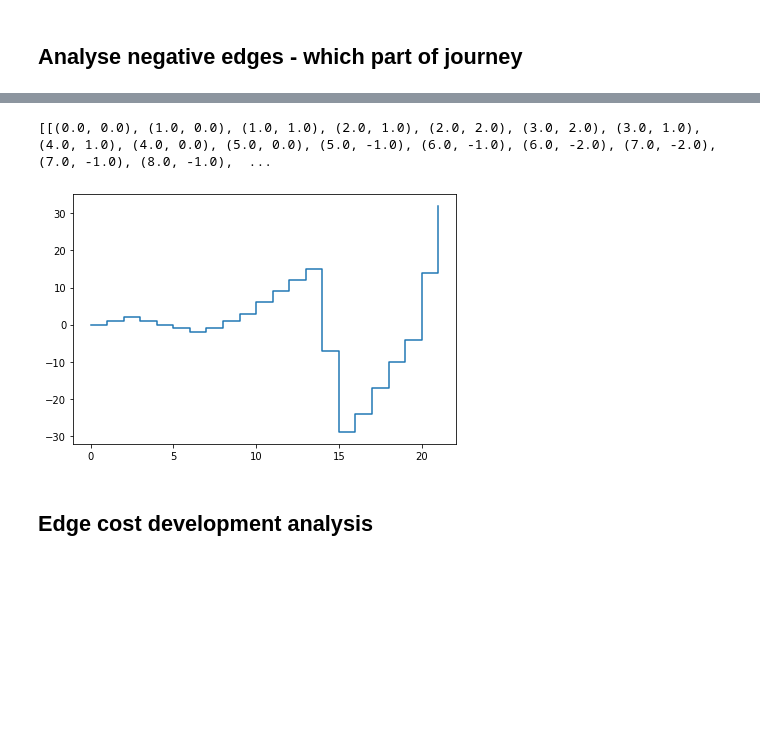
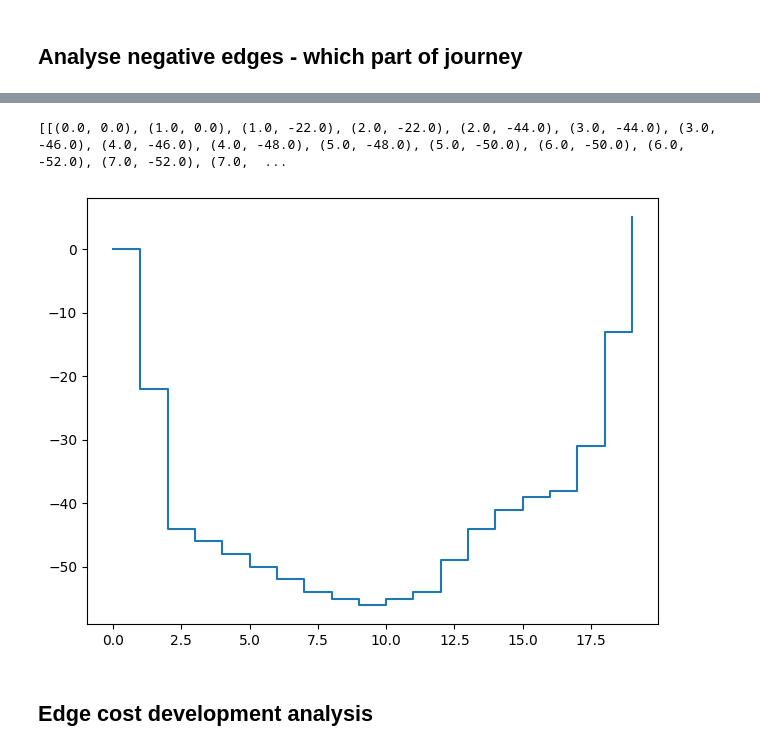
Before and after one commit to smartjourneymining/User-Journey-Games, a Jupyter notebook: case_study.ipynb, the cells around one changed output, grey strips where cells are left out. Saved outputs shown, nothing was run; the diff lists cells and outputs as text; code cells hidden in the pictures; blank space fills up the shorter version.

```diff
--- a/case_study.ipynb
+++ b/case_study.ipynb
@@ -1315,7 +1397,6 @@ def time_analysis(sliced_logs, edge_threshold_start = 3, compute_distance = True
     print("Successfully computed", successfully_computed)
     return result_dict
 
-sliced_logs = sliding_window_logs(log, start_times, WINDOW_SIZE)
 #sliced_logs = sliced_logs[::10]
 #result_dict = time_analysis(sliced_logs, compute_distance=False)
 # %%
@@ -2037,11 +2095,14 @@ IndentationError: expected an indented block (1717234387.py, line 3)
 # %%
+import statistics
 def negative_edge_occurences(logs):
     minimum_steps = []
     gas_simulation = []
+    phases = []
     for l in logs:
         if len(l) == 0:
             minimum_steps.append(-10)
             gas_simulation.append([])
+            phases.append("none")
             continue
         gas_parsed = []
 
@@ -2061,10 +2122,10 @@ def negative_edge_occurences(logs):
         results, err = out.communicate()
         results = results.decode("utf-8")
         err = err.decode("utf-8")
-        if err != "":
+        if err != "" and err != "Please restart UPPAAL with Internet.\n":
             results = [-1,-1,-1,-1,-1,-1]
             min_gas_index = -1
-
+            phases.append("none")
         else:
             results = results.split("\n")
             # parse gas simulation values
@@ -2079,18 +2140,29 @@ def negative_edge_occurences(logs):
                 current_gas = gas[i].split(" ")
                 current_gas = [(float(g.split(",")[0][1:]),float(g.split(",")[1][:-1])) for g in current_gas]
                 gas_parsed.append(current_gas)
-                min_gas_index.append(np.argmin([g[1] for g in current_gas])//2) # divide by 2 - steps are counted twice
+                min_index = np.argmin([g[1] for g in current_gas])+1
 
-            min_gas_index = sum(min_gas_index)/len(min_gas_index)
+                min_gas_index.append(current_gas[min_index][0])
+
+            min_gas_index = statistics.median(min_gas_index)#/len(min_gas_index))
+
+            end_start_nodes = [s for s in help_g_unroll.nodes if "started - Task event: 0" in s]
+            end_work = [e[1] for e in help_g_unroll.edges if "waitingForResultApproval" in e[1]]
+            start_phase = steps_to_phase(end_start_nodes)
+            work_phase = steps_to_phase(end_work)
+
+            if min_gas_index < start_phase:
+                phases.append("start")
+            elif min_gas_index < work_phase:
+                phases.append("work")
+            else:
+                phases.append("submit")
 
         minimum_steps.append(min_gas_index)
         gas_simulation.append(gas_parsed)
-    return minimum_steps, gas_simulation
+    return minimum_steps, gas_simulation, phases
 # %%
-minimum_steps, gas_simulation = negative_edge_occurences(sliced_logs)
-plt.scatter(range(len(minimum_steps)), minimum_steps, s = 2)
-print(np.argmax(minimum_steps), minimum_steps[np.argmax(minimum_steps)])
-plt.show()
+minimum_steps, gas_simulation, phases = negative_edge_occurences(sliced_logs)
 # %% [output]
 Edge cost was computed
 Graph was unrolled
@@ -2112,0 +2184,10 @@ Graph was unrolled
+# %%
+phase_markers = ["<" if c == "start" else "o" if c == "work" else ">" if c == "submit" else "." for c in phases]
+
+x = np.array(range(len(minimum_steps)))
+
+for m in ["<","o",">", "."]:
+    x_index = [i for i in x if phase_markers[i] == m]
+    plt.scatter(x_index, np.array(minimum_steps)[x_index], marker = m)
+print(np.argmax(minimum_steps), minimum_steps[np.argmax(minimum_steps)])
+plt.show()
@@ -2113,16 +2197,16 @@ Graph was unrolled
 # %%
 def plot_simulation(simulation_results):
     print(simulation_results)
     for run in simulation_results:
         x = [s[0] for s in run]
         y = [s[1] for s in run]
         plt.plot(x,y)
 
     plt.show()
-plot_simulation(gas_simulation[355])
+plot_simulation(gas_simulation[0])
 # %% [output]
-[[(0.0, 0.0), (1.0, 0.0), (1.0, 1.0), (2.0, 1.0), (2.0, 2.0), (3.0, 2.0), (3.0, 1.0), (4.0, 1.0), (4.0, 0.0), (5.0, 0.0), (5.0, -1.0), (6.0, -1.0), (6.0, -2.0), (7.0, -2.0), (7.0, -1.0), (8.0, -1.0),  ...
+[[(0.0, 0.0), (1.0, 0.0), (1.0, -22.0), (2.0, -22.0), (2.0, -44.0), (3.0, -44.0), (3.0, -46.0), (4.0, -46.0), (4.0, -48.0), (5.0, -48.0), (5.0, -50.0), (6.0, -50.0), (6.0, -52.0), (7.0, -52.0), (7.0,  ...
-[figure, old version]
+[figure, new version]
 # %% [markdown]
 ## Edge cost development analysis
 # %% [markdown]
```
Also changed, not shown: parts of 50 cells of this notebook.
